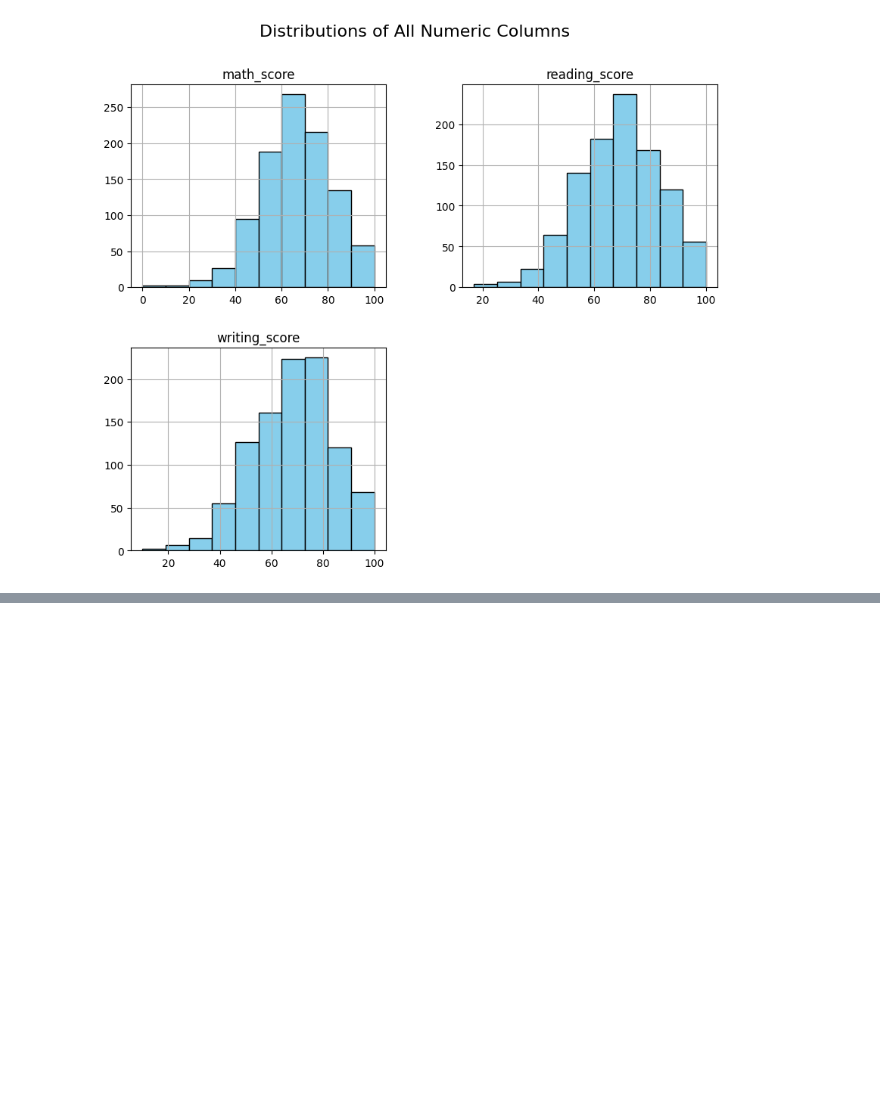
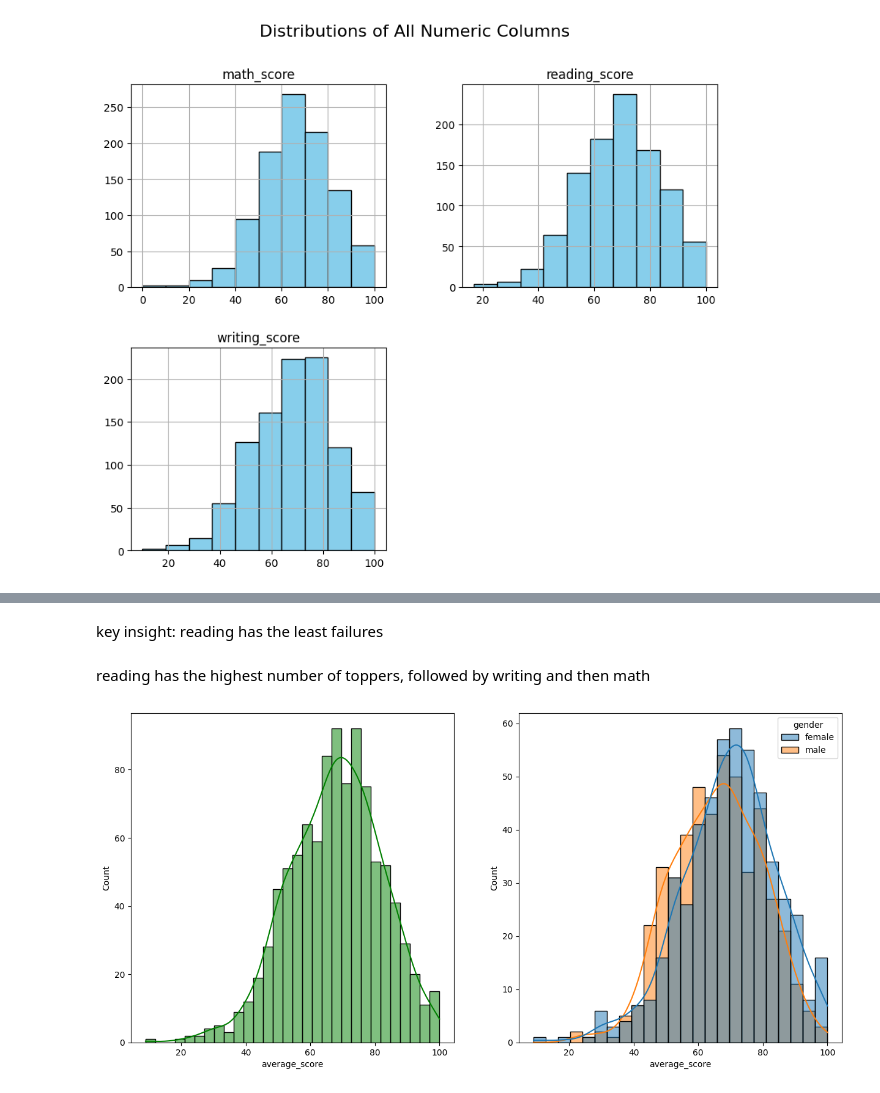
Before and after one commit to aditya0589/mlearningproject, a Jupyter notebook: notebook/EDA.ipynb, the cells around one changed output, grey strips where cells are left out. Cells and saved outputs as stored; diff of their text form; code cells hidden in the pictures; blank space fills up the shorter version.

```diff
--- a/notebook/EDA.ipynb
+++ b/notebook/EDA.ipynb
@@ -90,0 +118,2 @@ plt.show()
+# %% [markdown]
+key insight: reading has the least failures
@@ -90,0 +124,11 @@ plt.show()
+# %% [markdown]
+reading has the highest number of toppers, followed by writing and then math
+# %%
+fig, axs = plt.subplots(1, 2, figsize=(15, 7))
+plt.subplot(121)
+sns.histplot(data=dataset,x='average_score',bins=30,kde=True,color='g')
+plt.subplot(122)
+sns.histplot(data=dataset,x='average_score',kde=True,hue='gender')
+plt.show()
+# %% [output]
+[figure, added]
```
Also changed, not shown: parts of 8 cells of this notebook.
